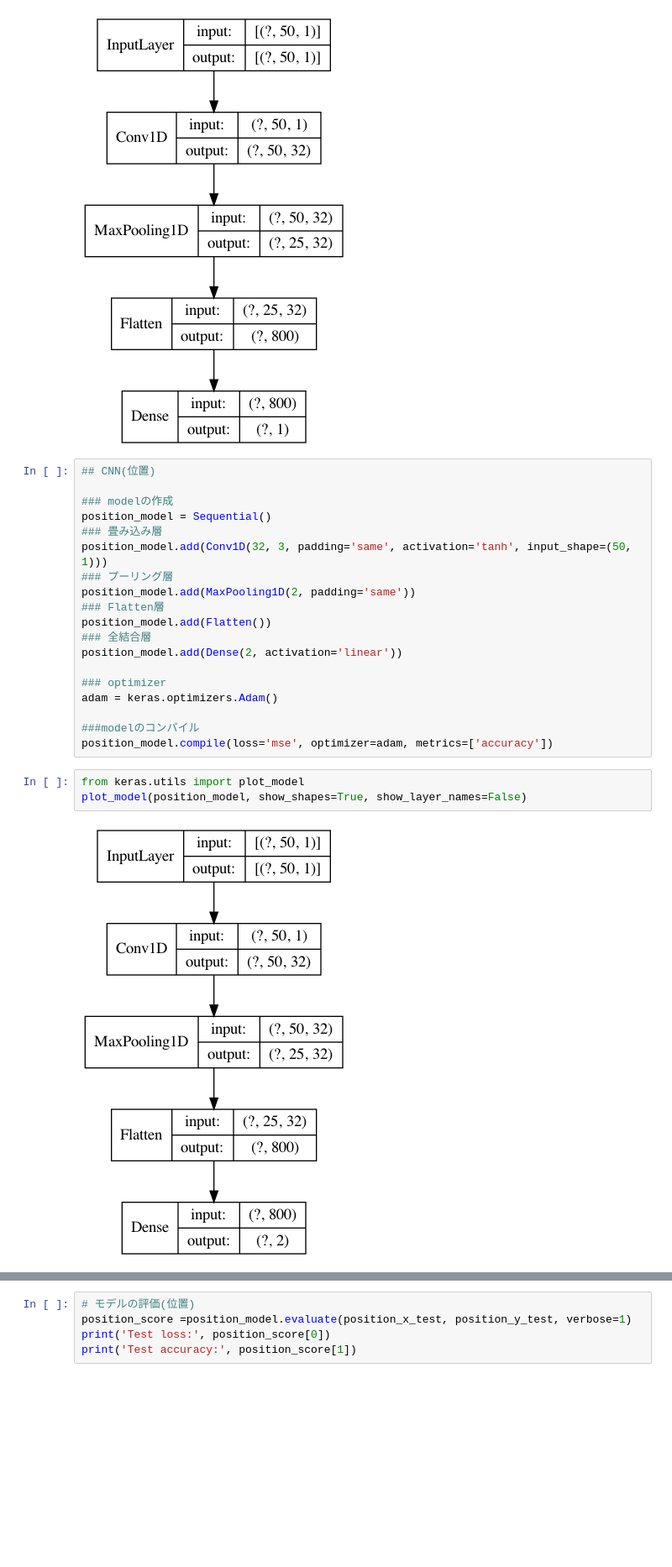
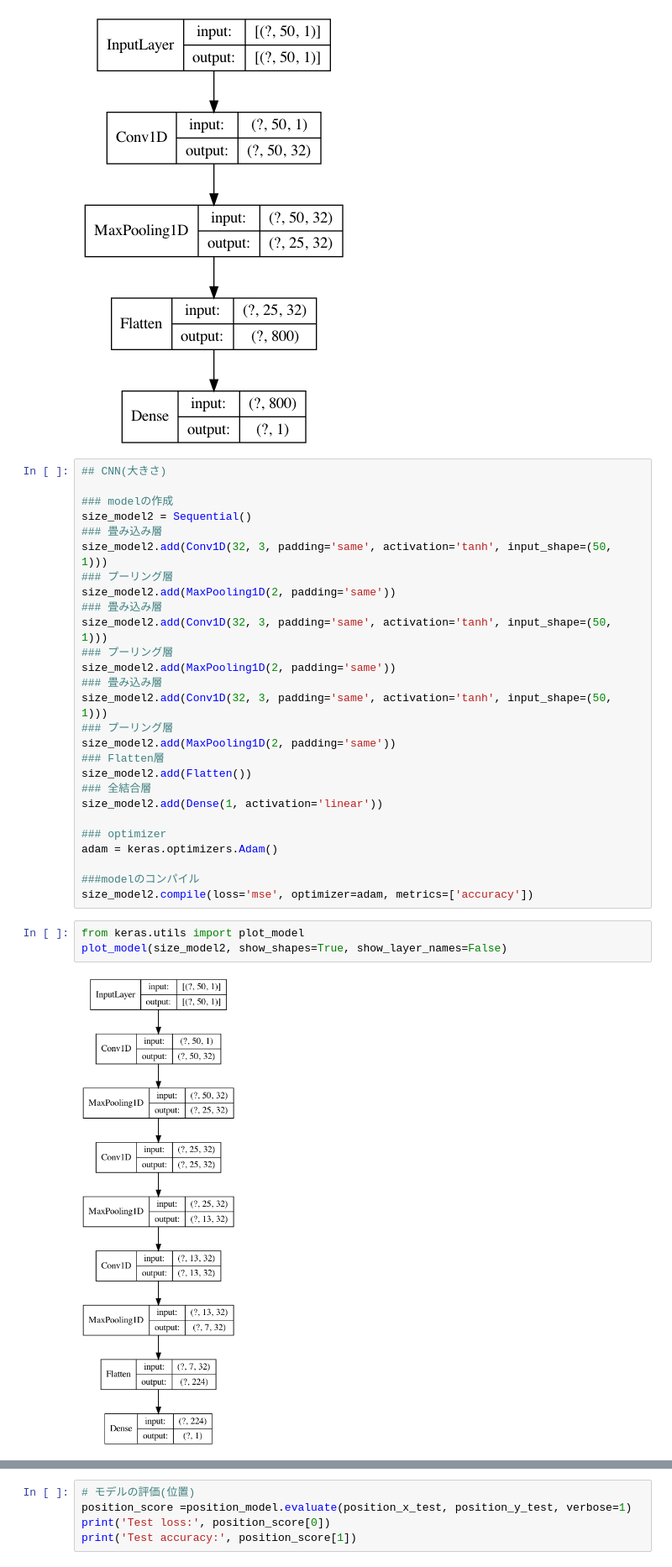
Before and after one commit to shirafuji/graduation_thesis, a Jupyter notebook: machine_learning/reverse_analysis.ipynb, the cells around one changed output, grey strips where cells are left out. Shown at 84% size. Saved outputs shown, nothing was run; the diff lists cells and outputs as text; blank space fills up the shorter version.

```diff
--- a/machine_learning/reverse_analysis.ipynb
+++ b/machine_learning/reverse_analysis.ipynb
@@ -333,27 +391,35 @@ plot_model(size_model, show_shapes=True, show_layer_names=False)
 # %% [output]
 [figure]
 # %%
-## CNN(位置)
+## CNN(大きさ)
 
 ### modelの作成
-position_model = Sequential()
+size_model2 = Sequential()
 ### 畳み込み層
-position_model.add(Conv1D(32, 3, padding='same', activation='tanh', input_shape=(50, 1)))
+size_model2.add(Conv1D(32, 3, padding='same', activation='tanh', input_shape=(50, 1)))
 ### プーリング層
-position_model.add(MaxPooling1D(2, padding='same'))
+size_model2.add(MaxPooling1D(2, padding='same'))
+### 畳み込み層
+size_model2.add(Conv1D(32, 3, padding='same', activation='tanh', input_shape=(50, 1)))
+### プーリング層
+size_model2.add(MaxPooling1D(2, padding='same'))
+### 畳み込み層
+size_model2.add(Conv1D(32, 3, padding='same', activation='tanh', input_shape=(50, 1)))
+### プーリング層
+size_model2.add(MaxPooling1D(2, padding='same'))
 ### Flatten層
-position_model.add(Flatten())
+size_model2.add(Flatten())
 ### 全結合層
-position_model.add(Dense(2, activation='linear'))
+size_model2.add(Dense(1, activation='linear'))
 
 ### optimizer
 adam = keras.optimizers.Adam()
 
 ###modelのコンパイル
-position_model.compile(loss='mse', optimizer=adam, metrics=['accuracy'])
+size_model2.compile(loss='mse', optimizer=adam, metrics=['accuracy'])
 # %%
 from keras.utils import plot_model
-plot_model(position_model, show_shapes=True, show_layer_names=False)
+plot_model(size_model2, show_shapes=True, show_layer_names=False)
 # %% [output]
-[figure, old version]
+[figure, new version]
 # %%
```
Also changed, not shown: parts of 25 cells of this notebook, 2 other files.
